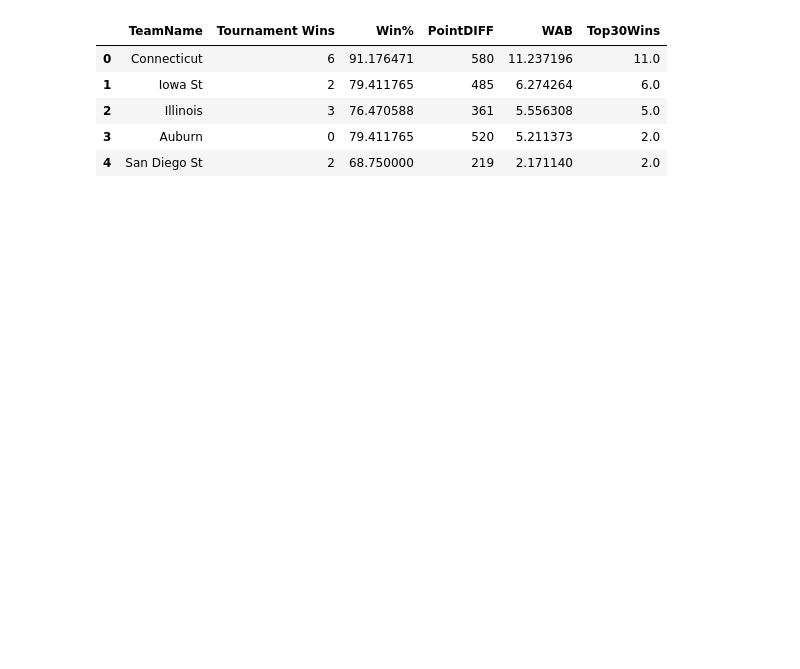
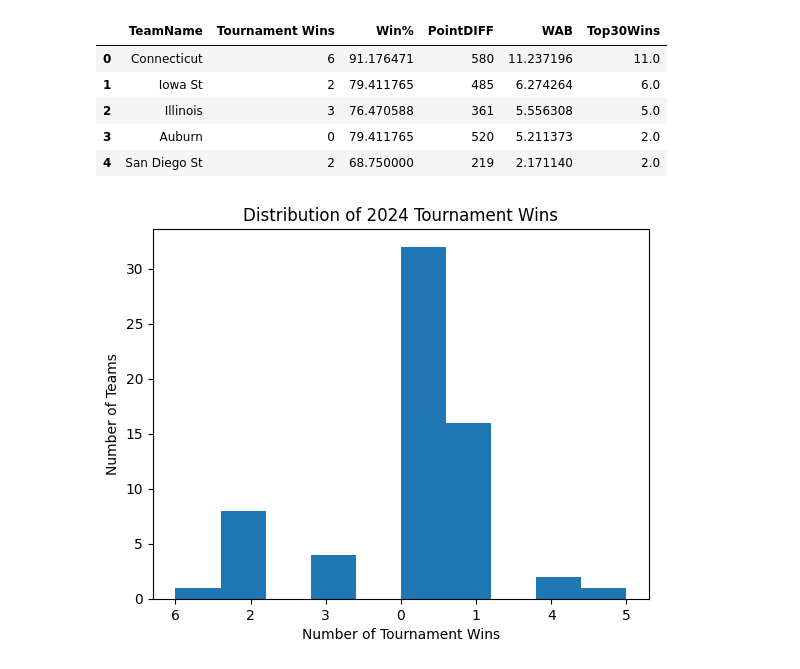
Before and after one commit to joshuaxiao13/kaggle-march-madness-2025, a Jupyter notebook: notebook.ipynb, the cells around one changed output. Cells and saved outputs as stored; diff of their text form; code cells hidden in the pictures; blank space fills up the shorter version.

Commit message:
generate some histograms

```diff
--- a/notebook.ipynb
+++ b/notebook.ipynb
@@ -341,0 +346,8 @@ Xy_ORLE.head()
+# %%
+plt.hist(Xy_ORLE["Tournament Wins"])
+plt.title("Distribution of 2024 Tournament Wins")
+plt.ylabel("Number of Teams")
+plt.xlabel("Number of Tournament Wins")
+plt.savefig("./images/distribution-2024-tournament-wins.png")
+# %% [output]
+[figure, added]
```
Also changed, not shown: parts of 8 cells of this notebook.
